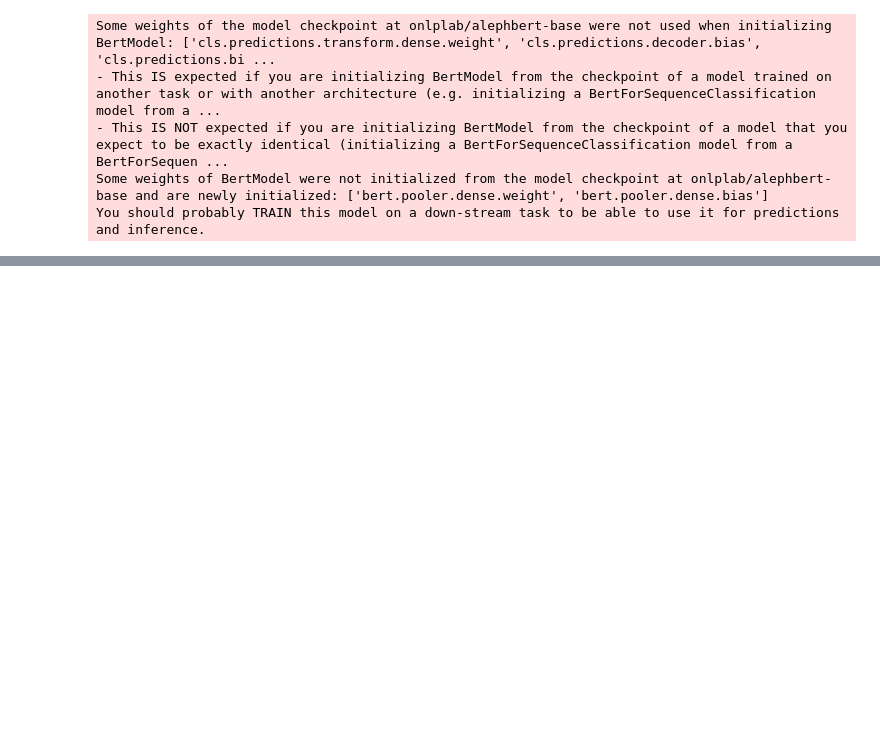
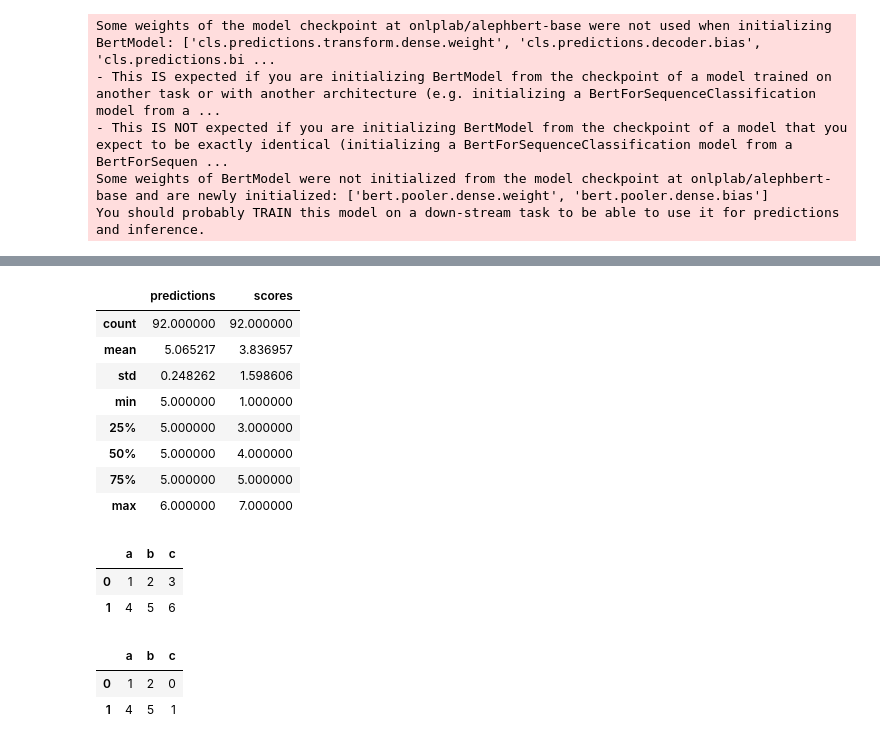
Before and after one commit to itaitzruia4/NLPSD, a Jupyter notebook: main.ipynb, the cells around one changed output, grey strips where cells are left out. Cells and saved outputs as stored; diff of their text form; code cells hidden in the pictures; blank space fills up the shorter version.

```diff
--- a/main.ipynb
+++ b/main.ipynb
@@ -433,4 +413,4 @@ class Dataset(torch.utils.data.Dataset):
 # %%
 from sklearn.model_selection import train_test_split
 agg_scores_df = pd.read_csv('agg_score.csv')
-agg_scores_df.dropna(inplace=True)
+agg_scores_df.dropna(inplace=True, ignore_index=True)
@@ -458,12 +434,22 @@ test_dataloader = torch.utils.data.DataLoader(agg_test, batch_size=16, shuffle=F
 # %%
-# Fine tuning
-optimizer = AdamW(alephbert_model.parameters(), lr=1e-4)
-loss = nn.CrossEntropyLoss()
+# Set device
+device = torch.device("cuda" if torch.cuda.is_available() else "cpu")
+alephbert.to(device)
+
+# Set optimizer and loss function
+optimizer = torch.optim.Adam(alephbert.parameters(), lr=5e-5)
+criterion = nn.MSELoss()
+
+# Train model
+alephbert.train()
 for epoch in range(5):
     for texts, scores in train_dataloader:
         optimizer.zero_grad()
-        inputs = alephbert_tokenizer(texts, padding=True, truncation=True, return_tensors='pt')
-        labels = torch.Tensor(scores).unsqueeze(0)
-        outputs = alephbert_model(**inputs, labels=labels)
+        scores = scores.to(torch.float32).to(device)
+        inputs = alephbert_tokenizer(texts, padding=True, truncation=True, return_tensors='pt').to(device)
+        outputs = alephbert(**inputs, return_dict=False)[1]
+        outputs = outputs.reshape((16,))
+
+        loss = criterion(outputs, scores)
         loss.backward()
         optimizer.step()
@@ -510,0 +472,31 @@ with torch.no_grad():
+# %%
+# Evaluate model
+alephbert.eval()
+preds_df = pd.DataFrame(columns=['predictions', 'scores'])
+
+with torch.no_grad():
+    for texts, scores in test_dataloader:
+        inputs = alephbert_tokenizer(texts, padding=True, truncation=True, return_tensors='pt').to(device)
+        scores = scores.to(device)
+
+        outputs = alephbert(**inputs)[1]
+        outputs = outputs.reshape((16,))
+
+        # agg score is between 1 to 7
+        outputs = np.round(outputs)
+
+        d = {'predictions': [o.item() for o in outputs], 'scores': [s.item() for s in scores]}
+        df = pd.DataFrame.from_dict(d)
+        preds_df = pd.concat([preds_df, df], ignore_index=True, copy=False)
+# %%
+preds_df.describe()
+# %% [output]
+|  | predictions | scores |
+| count | 92.000000 | 92.000000 |
+| mean | 5.065217 | 3.836957 |
+| std | 0.248262 | 1.598606 |
+| min | 5.000000 | 1.000000 |
+| 25% | 5.000000 | 3.000000 |
+| 50% | 5.000000 | 4.000000 |
+| 75% | 5.000000 | 5.000000 |
+| max | 6.000000 | 7.000000 |
@@ -510,0 +507,6 @@ with torch.no_grad():
+# %%
+df
+# %% [output]
+|  | a | b | c |
+| 0 | 1 | 2 | 3 |
+| 1 | 4 | 5 | 6 |
@@ -510,0 +515,6 @@ with torch.no_grad():
+# %%
+df
+# %% [output]
+|  | a | b | c |
+| 0 | 1 | 2 | 0 |
+| 1 | 4 | 5 | 1 |
```
Also changed, not shown: parts of 12 cells of this notebook, 2 other files.
